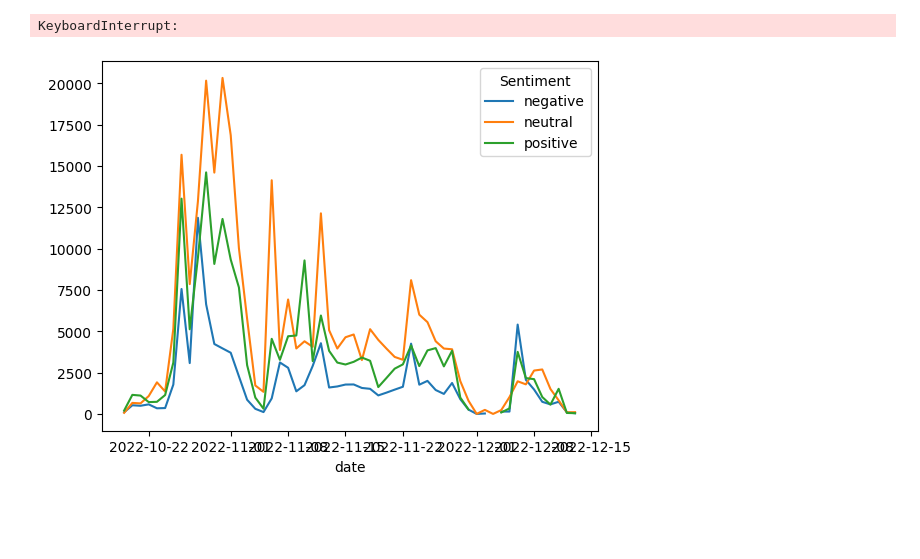
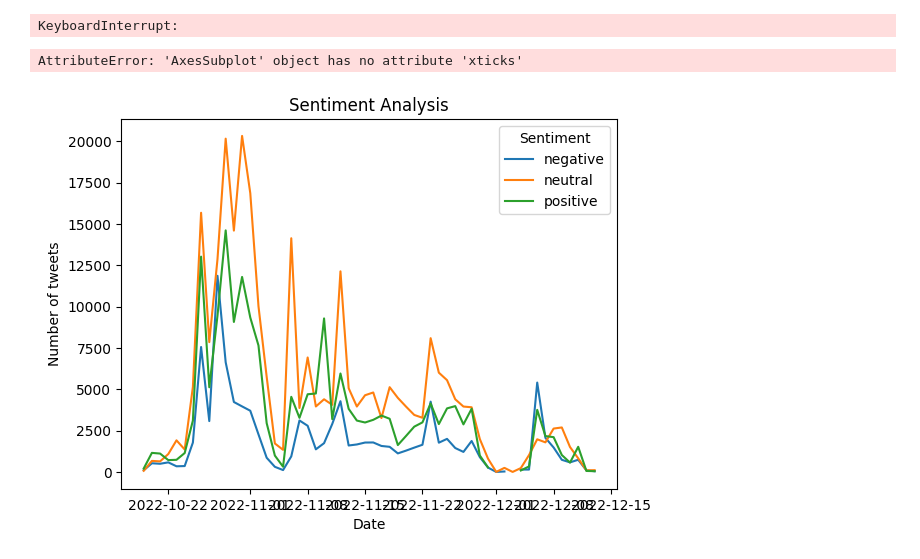
Before and after one commit to Jimpoz/SocialNetworkAnalysisProject, a Jupyter notebook: WorkingWithData.ipynb, the cells around one changed output. Cells and saved outputs as stored; diff of their text form; code cells hidden in the pictures; blank space fills up the shorter version.

Commit message:
Creazione del grafico che mostra l'andamento dei sentimenti

```diff
--- a/WorkingWithData.ipynb
+++ b/WorkingWithData.ipynb
@@ -98,12 +98,18 @@ ttdf.to_csv("C:\\Users\\Jimpo\\Desktop\\SNAgithub\\csv\\ttpyNoCol.csv", index=Fa
 # %%
 #3 LINE CHART CON SENTIMENTI DEL DATASET TTPY
 import matplotlib.pyplot as plt
 ttpydf = pd.read_csv("C:\\Users\\Jimpo\\Desktop\\SNAgithub\\csv\\ttpyNoCol.csv", dtype = {'created_at':'str'}, low_memory=False )
 
 # plot a 3 line chart with sentiments from ttpydf dataset and reduce the y values
 ttpydf['date'] = pd.to_datetime(ttpydf['created_at']).dt.date
 #plt.show(ttpydf.groupby('date')['Sentiment'].value_counts().unstack().plot())
-plt.show(ttpydf.groupby('date')['Sentiment'].value_counts().unstack().plot())
+plot = ttpydf.groupby('date')['Sentiment'].value_counts().unstack().plot()
+plot.set_title("Sentiment Analysis")
+plot.set_ylabel("Number of tweets")
+plot.set_xlabel("Date")
+plt.xticks(rotation=90)
+plt.show(plot)
 #clean the ylabel of the previous plot
 # %% [output]
+AttributeError: 'AxesSubplot' object has no attribute 'xticks'
-[figure, old version]
+[figure, new version]
```
Also changed, not shown: 1 other file.
